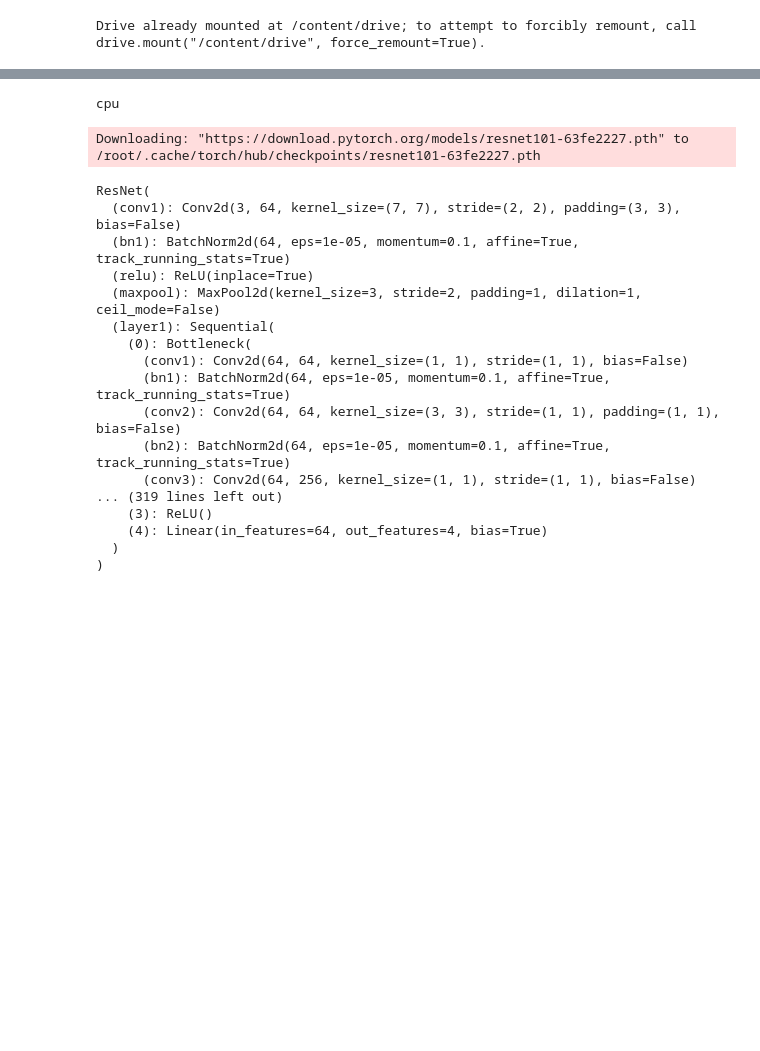
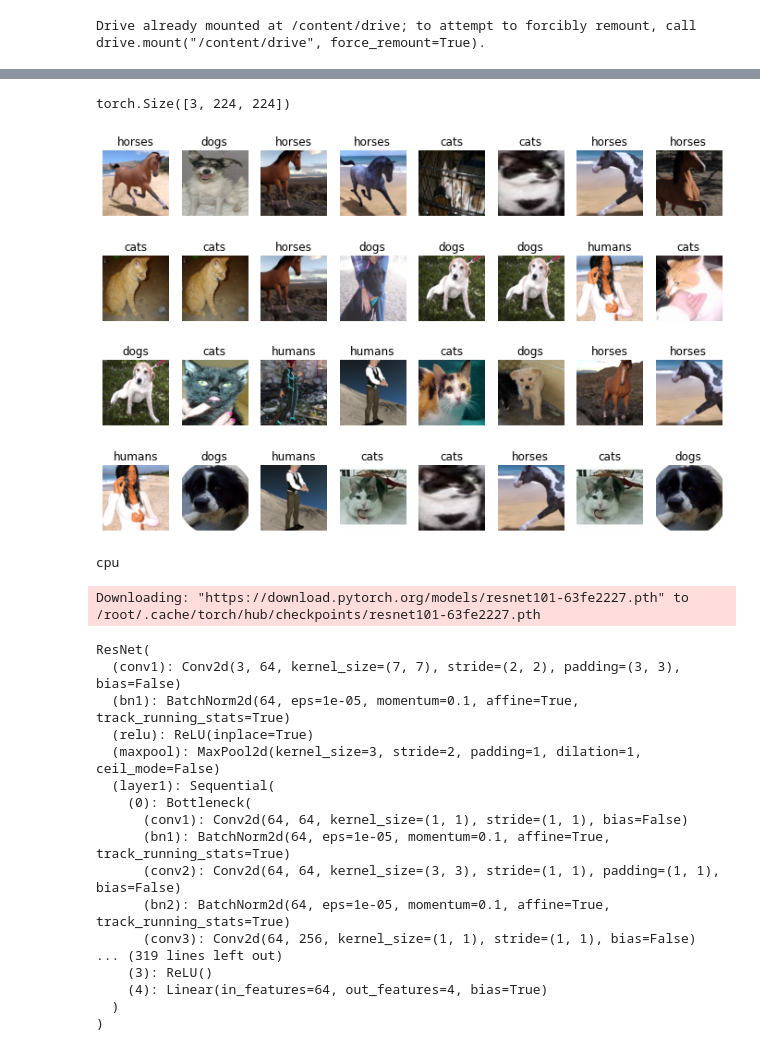
Before and after one commit to conel77/pytorchwikidocs_training, a Jupyter notebook: animal_sorting_usingResNet.ipynb, the cells around one changed output, grey strips where cells are left out. Cells and saved outputs as stored; diff of their text form; code cells hidden in the pictures; blank space fills up the shorter version.

```diff
--- a/animal_sorting_usingResNet.ipynb
+++ b/animal_sorting_usingResNet.ipynb
@@ -159,8 +144,8 @@ class CustomImageDataset(Dataset):
         # transform 적용
         img = self.transform(img)
         # label 생성
-        label = self.class_to_idx[self.labels[idx]]
+        lbl = self.class_to_idx[self.labels[idx]]
         # image, label return
-        return img, label
+        return img, lbl
 # %%
 train_transform = transforms.Compose([
@@ -177,5 +162,6 @@ test_transform = transforms.Compose([
 #     transforms.Normalize((0.485, 0.456, 0.406), (0.229, 0.224, 0.225)), # 이미지 정규화
 ])
 # %%
-train_dataset = CustomImageDataset(train_data, train_labels, class_to_idx, train_transform)
-test_dataset = CustomImageDataset(test_data, val_labels, class_to_idx, test_transform)
+# train, test 데이터셋 생성
+train_dataset = CustomImageDataset(train_images, train_labels, class_to_idx, train_transform)
+test_dataset = CustomImageDataset(test_images, test_labels, class_to_idx, test_transform)
@@ -211,3 +168,44 @@ test_dataset = CustomImageDataset(test_data, val_labels, class_to_idx, test_tran
+# %%
+# train, test 데이터 로더 생성 => 모델 학습시 입력하는 데이터셋
+train_loader = DataLoader(train_dataset,
+                          batch_size=32,
+                          shuffle=True,
+                          num_workers=8
+                         )
+
+test_loader = DataLoader(test_dataset,
+                         batch_size=32,
+                         shuffle=True,
+                         num_workers=8
+                        )
+# %%
+images, labels = next(iter(train_loader))
+# %%
+images[0].shape
+# %% [output]
+torch.Size([3, 224, 224])
+# %%
+import matplotlib.pyplot as plt
+
+# ImageFolder의 속성 값인 class_to_idx를 할당
+labels_map = {v:k for k, v in train_dataset.class_to_idx.items()}
+
+figure = plt.figure(figsize=(12, 8))
+cols, rows = 8, 4
+
+# 이미지를 출력합니다. RGB 이미지로 구성
+for i in range(1, cols * rows + 1):
+    sample_idx = torch.randint(len(images), size=(1,)).item()
+    img, label = images[sample_idx], labels[sample_idx].item()
+    figure.add_subplot(rows, cols, i)
+    plt.title(labels_map[label])
+    plt.axis("off")
+    # 본래 이미지의 shape은 (3, 300, 300)
+    # 이를 imshow() 함수로 이미지 시각화 하기 위하여 (300, 300, 3)으로 shape 변경을 한 후 시각화
+    plt.imshow(torch.permute(img, (1, 2, 0)))
+plt.show()
+# %% [output]
+[figure, added]
 # %%
 # device 설정 (cuda:0 혹은 cpu)
 device = torch.device("cuda:1" if torch.cuda.is_available() else "cpu")
```
Also changed, not shown: parts of 44 cells of this notebook.
